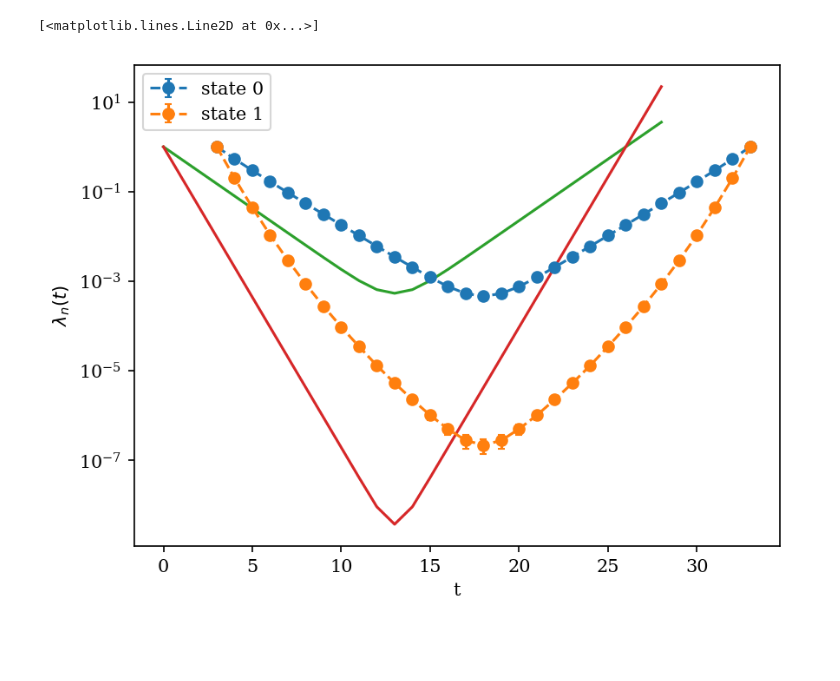
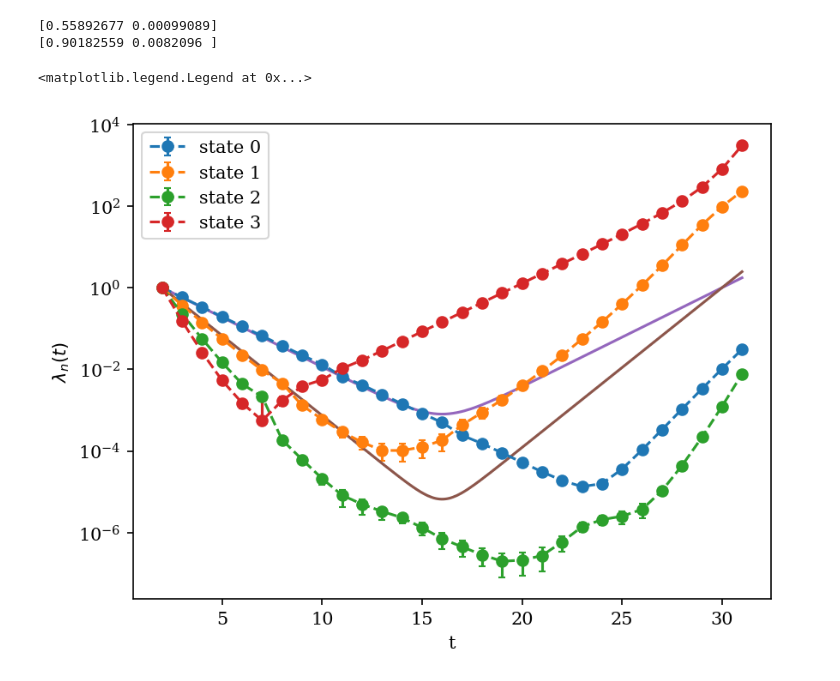
Before and after one commit to wurdahl/schwingerModel, a Jupyter notebook: distillation.ipynb, the cells around one changed output. Cells and saved outputs as stored; diff of their text form; code cells hidden in the pictures; blank space fills up the shorter version.

Commit message:
gevp progress

```diff
--- a/distillation.ipynb
+++ b/distillation.ipynb
@@ -17,6 +17,6 @@ def coshCorrel(nt, Energy, pivot,dimt):
     denom = np.exp(-pivot*Energy)+np.exp((pivot-dimt)*Energy)
     return num/denom
 # %%
-with open('configs/50kSteps.pkl', 'rb') as f:
-    a1 = pickle.load(f)
+# with open('configs/50kSteps.pkl', 'rb') as f:
+#     a1 = pickle.load(f)
 # %%
@@ -26,3 +24,5 @@ sim.distillation.generateDistillFile(modelObj=a1,filePath="./configs/50kSteps.hd
 # %%
-basis = [sim.distillation.MesonOp("g5"),sim.distillation.MesonOp("g5",DNum=2)]
-corrs = sim.GEVP.measureEnsemble2pt("./configs/50kSteps.hdf5",np.arange(0,50000,50),basis=basis)
+path = "./configs/50kSteps.hdf5"
+meta = sim.distillation.readDistillMeta(path)
+basis = [sim.distillation.MesonOp("g5"),sim.distillation.MesonOp("g5",DNum=2),sim.distillation.MesonOp("gx"),sim.distillation.MesonOp("gx",DNum=2)]
+corrs = sim.GEVP.measureEnsemble2pt(path,np.arange(0,50000,50),basis=basis)
@@ -29,26 +49,37 @@ corrs = sim.GEVP.measureEnsemble2pt("./configs/50kSteps.hdf5",np.arange(0,50000,
 # %%
-gevpOut = sim.GEVP.bootstrapEnsemble2pt(corrs,reduce=sim.GEVP.gevpReduce)
+gevpTi = 2   # reference time used inside gevpReduce: lambda(gevpTi) = 1, curves start there
+
+gevpOut = sim.GEVP.bootstrapEnsemble2pt(corrs, reduce=lambda C: sim.GEVP.gevpReduce(C, ti=gevpTi))
 # %%
-ti = 3
+# fitT is in curve-index units m = t - gevpTi; window [3,6] = actual times 4..6
 
-m0 = sim.correlation.gevpMassExtract(gevpOut,fitT=[ti,6],eigenIdx=0)
-m1 = sim.correlation.gevpMassExtract(gevpOut,fitT=[ti,6],eigenIdx=1)
+m0 = sim.correlation.gevpMassExtract(gevpOut, fitT=[6,12], ti=gevpTi, eigenIdx=0,coshExpr=False)
+m1 = sim.correlation.gevpMassExtract(gevpOut, fitT=[6,12], ti=gevpTi, eigenIdx=1,coshExpr=False)
+# %%
+print(m0)
+print(m1)
+# %% [output]
+[0.55892677 0.00099089]
+[0.90182559 0.0082096 ]
 # %%
 central, err, cov = gevpOut
 
-ts = np.arange(ti, ti + central.shape[0])          # gevp curves start at ti
+ts = np.arange(gevpTi, gevpTi + central.shape[0])   # actual times: gevpTi .. dimt-1
 
 plt.figure(dpi=150)
 for e in range(central.shape[1]):
     plt.errorbar(ts, central[:, e], yerr=err[::-1, :, e],
                  fmt='o--', capsize=2, label=f"state {e}")
+
+# cosh references: same pivot as the gevp normalization, explicit x-axis
+tf = np.linspace(gevpTi, meta.dimt - 1, 300)
+plt.plot(tf, coshCorrel(tf, m0[0], gevpTi, meta.dimt))
+plt.plot(tf, coshCorrel(tf, m1[0], gevpTi, meta.dimt))
+
 plt.semilogy()
 plt.xlabel("t"); plt.ylabel(r"$\lambda_n(t)$")
 plt.legend()
-
-plt.plot(coshCorrel(np.arange(ti,a1.dimt),m0[0],ti,a1.dimt))
-plt.plot(coshCorrel(np.arange(ti,a1.dimt),m1[0],ti,a1.dimt))
 # %% [output]
-[<matplotlib.lines.Line2D at 0x...>]
+<matplotlib.legend.Legend at 0x...>
-[figure, old version]
+[figure, new version]
 # %%
```
Also changed, not shown: parts of 3 cells of this notebook, 3 other files.
